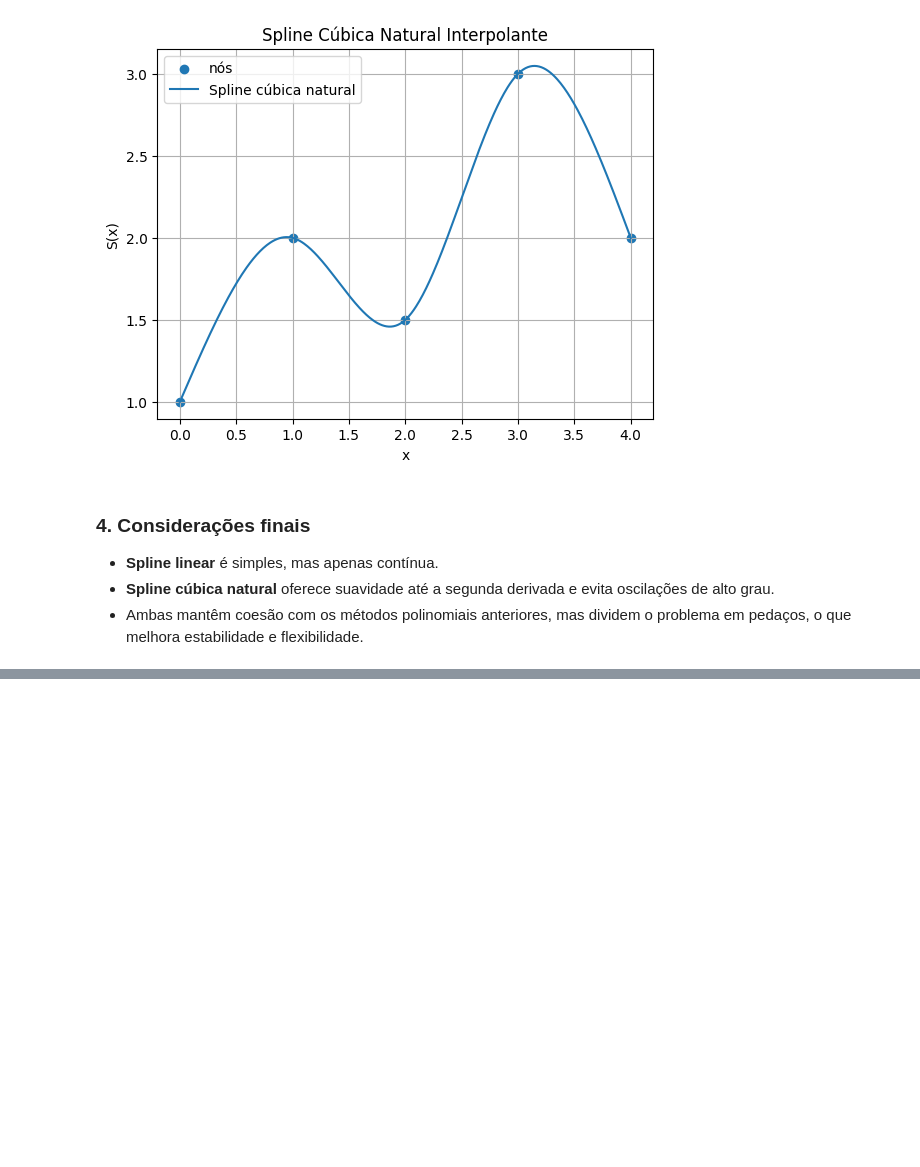
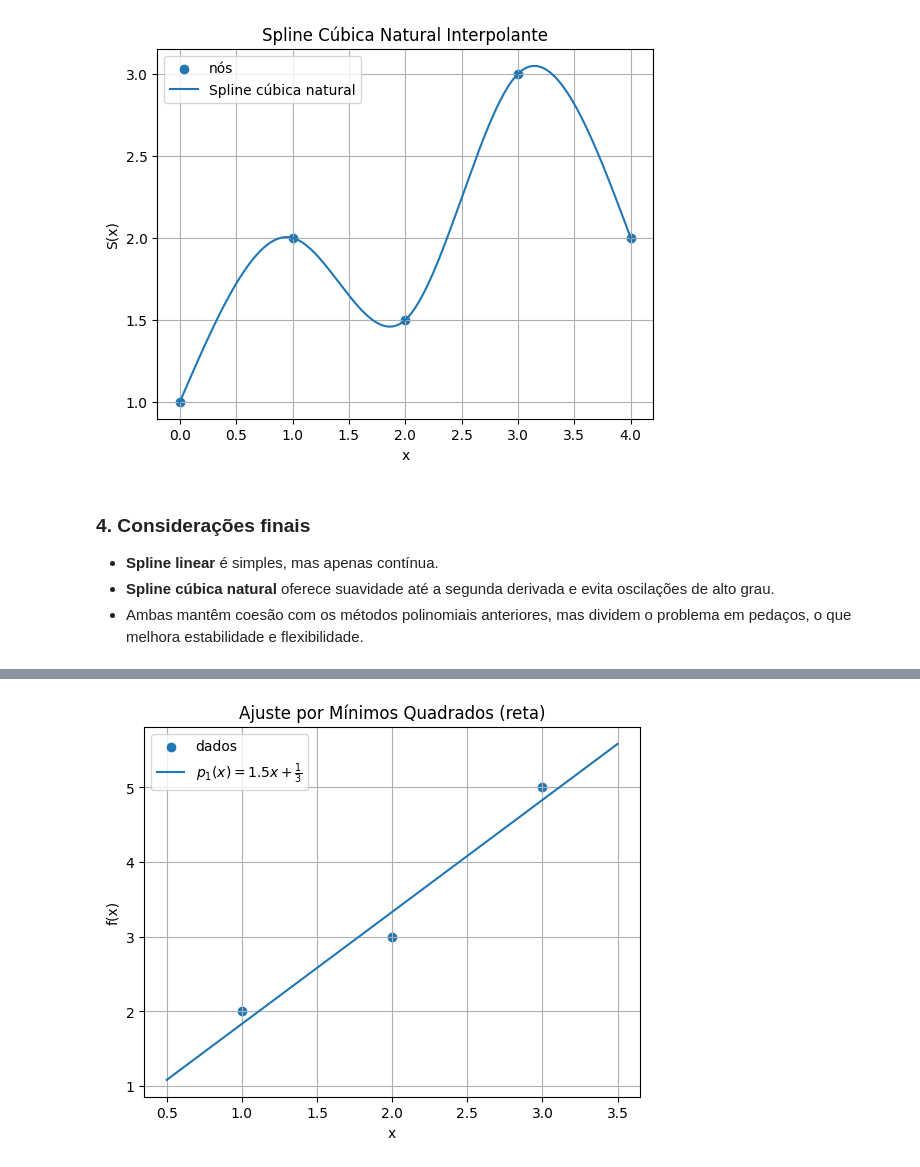
Before and after one commit to lfelipediniz/NumericEssentials, a Jupyter notebook: NumericEssentials.ipynb, the cells around one changed output, grey strips where cells are left out. Saved outputs shown, nothing was run; the diff lists cells and outputs as text; code cells hidden in the pictures; blank space fills up the shorter version.

```diff
--- a/NumericEssentials.ipynb
+++ b/NumericEssentials.ipynb
@@ -1378,0 +1530,31 @@ plt.show()
+# %%
+# dados do exemplo
+xi = np.array([1, 2, 3], dtype=float)
+fi = np.array([2, 3, 5], dtype=float)
+
+# montagem da matriz A e cálculo dos coeficientes via equações normais
+A = np.column_stack([np.ones_like(xi), xi])
+ATA = A.T @ A
+ATf = A.T @ fi
+b, a = np.linalg.solve(ATA, ATf)  # b = intercepto, a = inclinação
+
+# define a reta ajustada
+def p1(x):
+    return a * x + b
+
+# pontos para plotar a reta suave
+xx = np.linspace(xi.min() - 0.5, xi.max() + 0.5, 100)
+yy = p1(xx)
+
+# plota scatter e reta ajustada
+plt.figure()
+plt.scatter(xi, fi, marker='o', label='dados')
+plt.plot(xx, yy, label=r'$p_1(x) = 1.5 x + \frac{1}{3}$')
+plt.xlabel('x')
+plt.ylabel('f(x)')
+plt.title('Ajuste por Mínimos Quadrados (reta)')
+plt.legend()
+plt.grid(True)
+plt.show()
+# %% [output]
+[figure, added]
```
Also changed, not shown: parts of 5 cells of this notebook.
